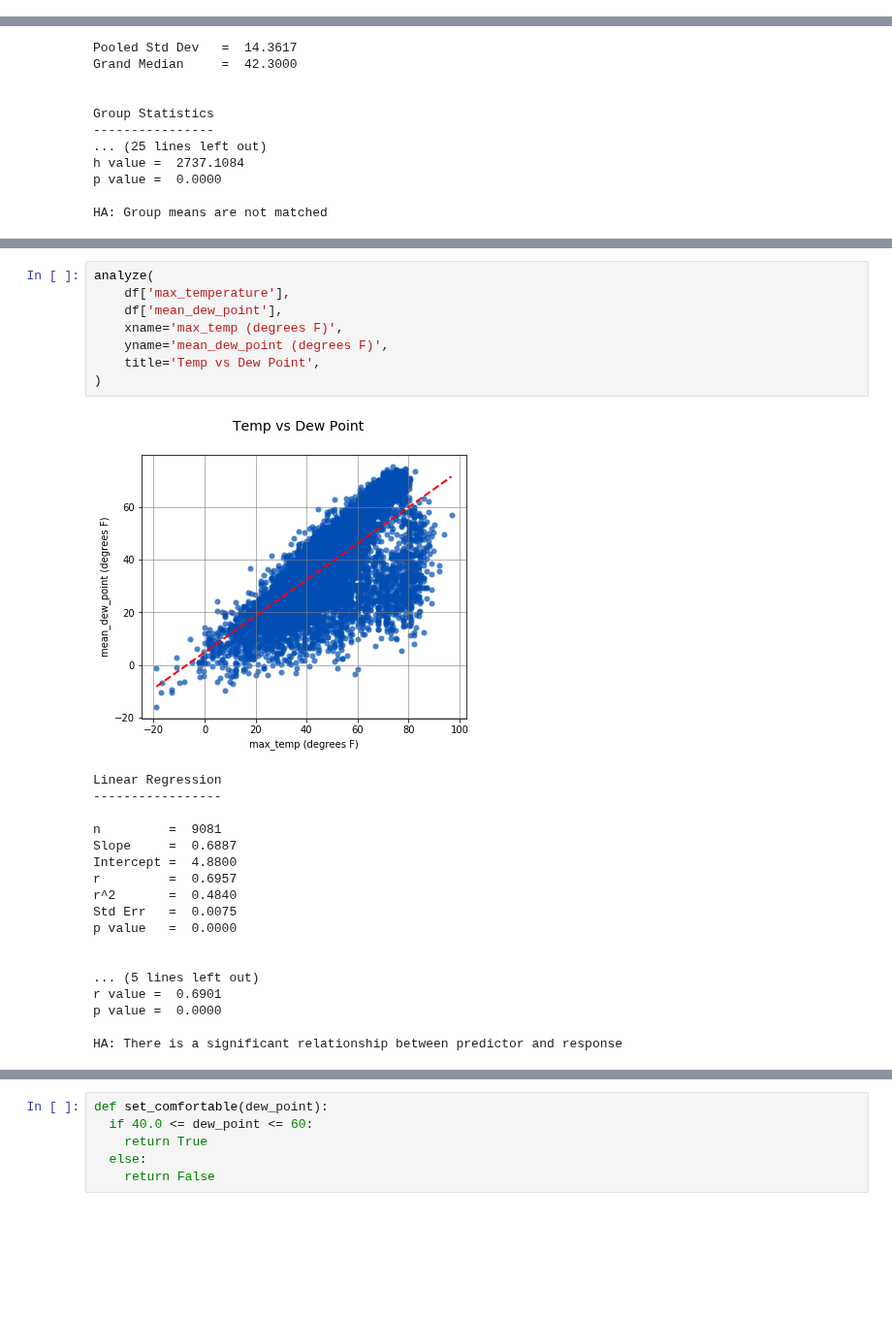
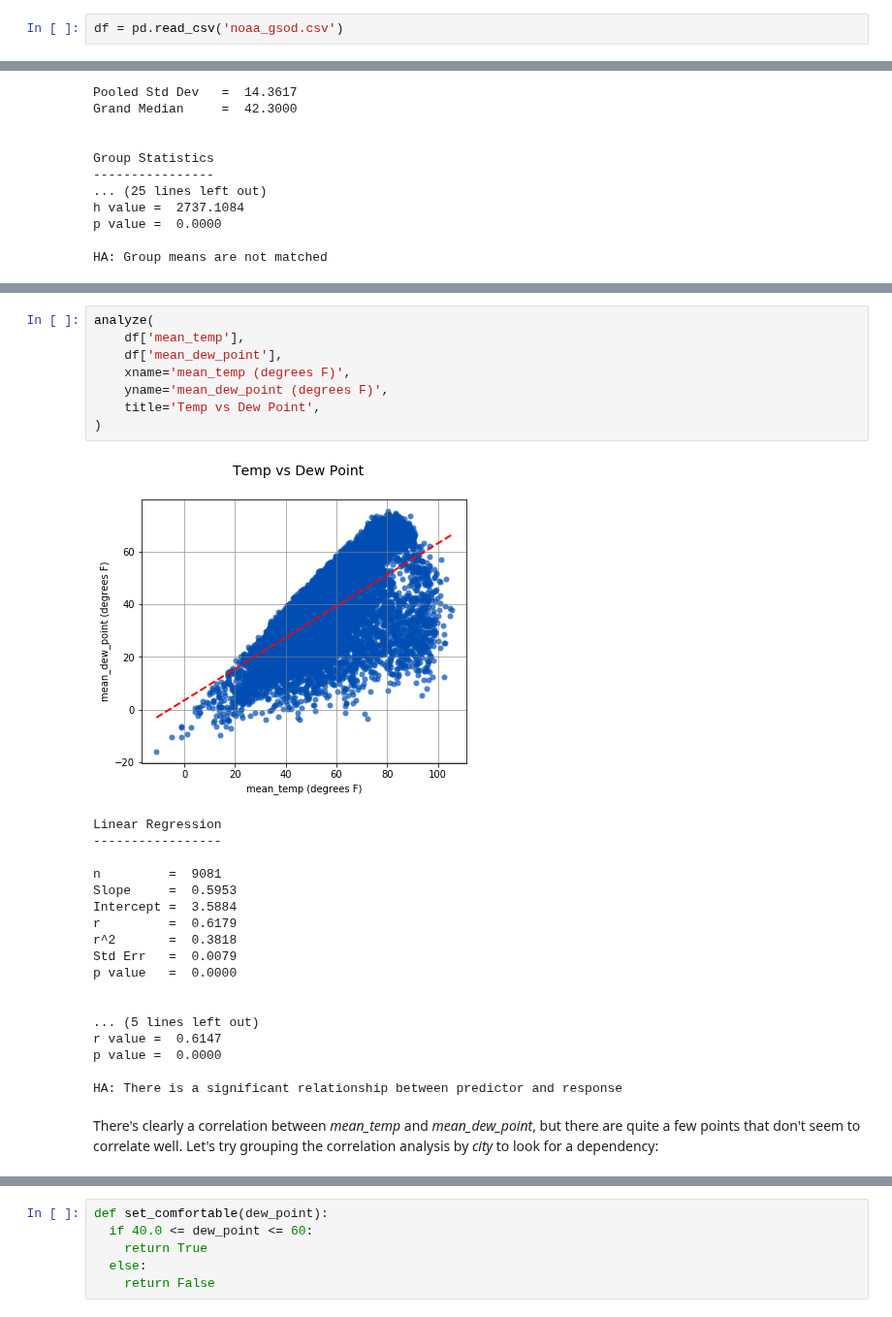
Before and after one commit to cmmorrow/pytexas_2019, a Jupyter notebook: Which City Has the Best Weather?.ipynb, the cells around one changed output, grey strips where cells are left out. Shown at 97% size. Cells and saved outputs as stored; diff of their text form; blank space fills up the shorter version.

```diff
--- a/Which City Has the Best Weather?.ipynb
+++ b/Which City Has the Best Weather?.ipynb
@@ -88,3 +94,5 @@ df = client.query(
+# %%
+df = pd.read_csv('noaa_gsod.csv')
 # %% [markdown]
 ### Exploring the Data
 # %% [markdown]
@@ -530,29 +493,31 @@ corr[((corr > 0.5) | (corr < -0.5)) & (corr != 1.0)].dropna(how='all').dropna(ho
 # %%
 analyze(
-    df['max_temperature'],
+    df['mean_temp'],
     df['mean_dew_point'],
-    xname='max_temp (degrees F)',
+    xname='mean_temp (degrees F)',
     yname='mean_dew_point (degrees F)',
     title='Temp vs Dew Point',
 )
 # %% [output]
-[figure, old version]
+[figure, new version]
 Linear Regression
 -----------------
 
 n         =  9081
-Slope     =  0.6887
-Intercept =  4.8800
-r         =  0.6957
-r^2       =  0.4840
-Std Err   =  0.0075
+Slope     =  0.5953
+Intercept =  3.5884
+r         =  0.6179
+r^2       =  0.3818
+Std Err   =  0.0079
 p value   =  0.0000
 
 
 ... (5 lines left out)
-r value =  0.6901
+r value =  0.6147
 p value =  0.0000
 
 HA: There is a significant relationship between predictor and response
+# %% [markdown]
+There's clearly a correlation between *mean_temp* and *mean_dew_point*, but there are quite a few points that don't seem to correlate well. Let's try grouping the correlation analysis by *city* to look for a dependency:
 # %%
 analyze(
```
Also changed, not shown: parts of 50 cells of this notebook.
